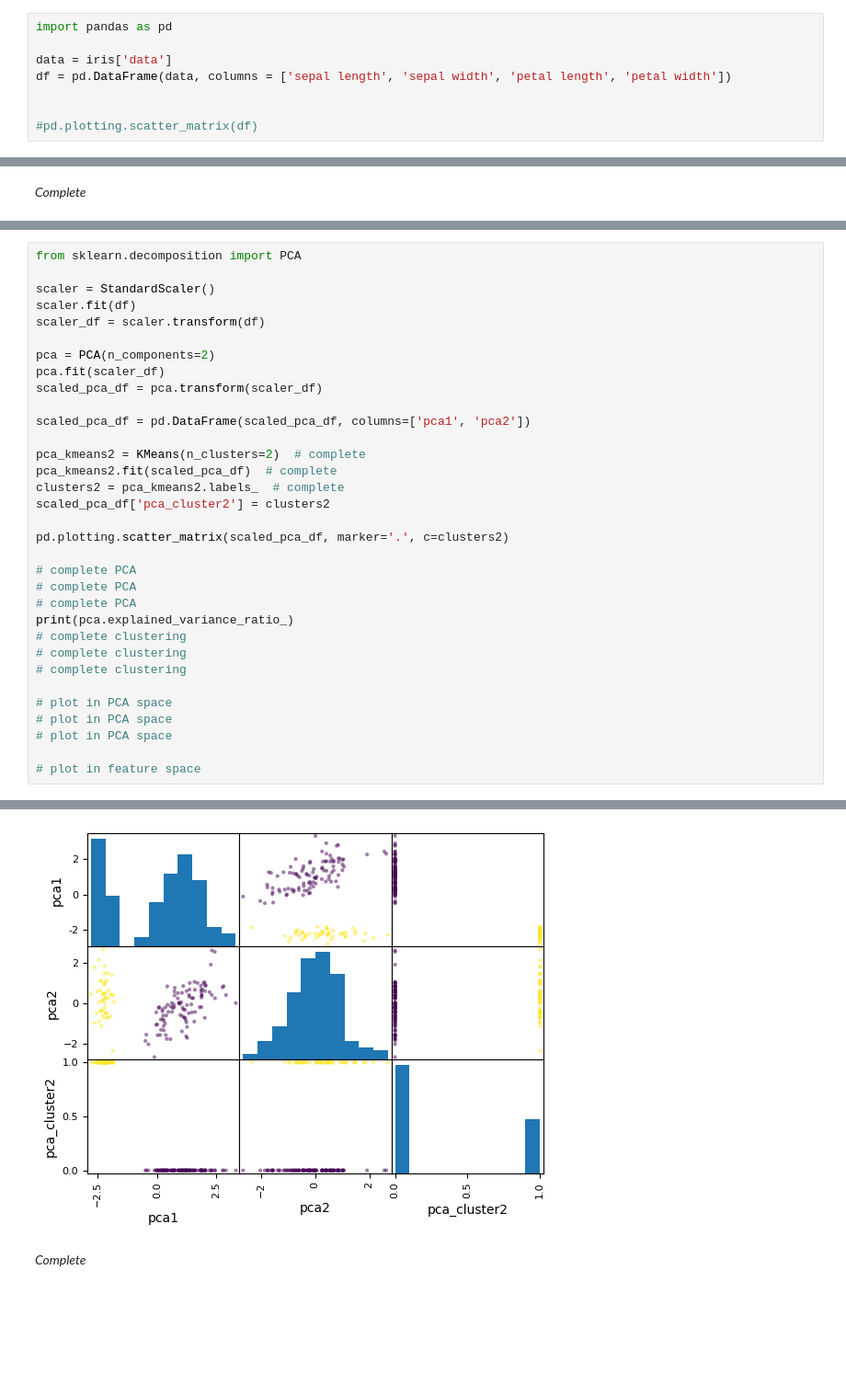
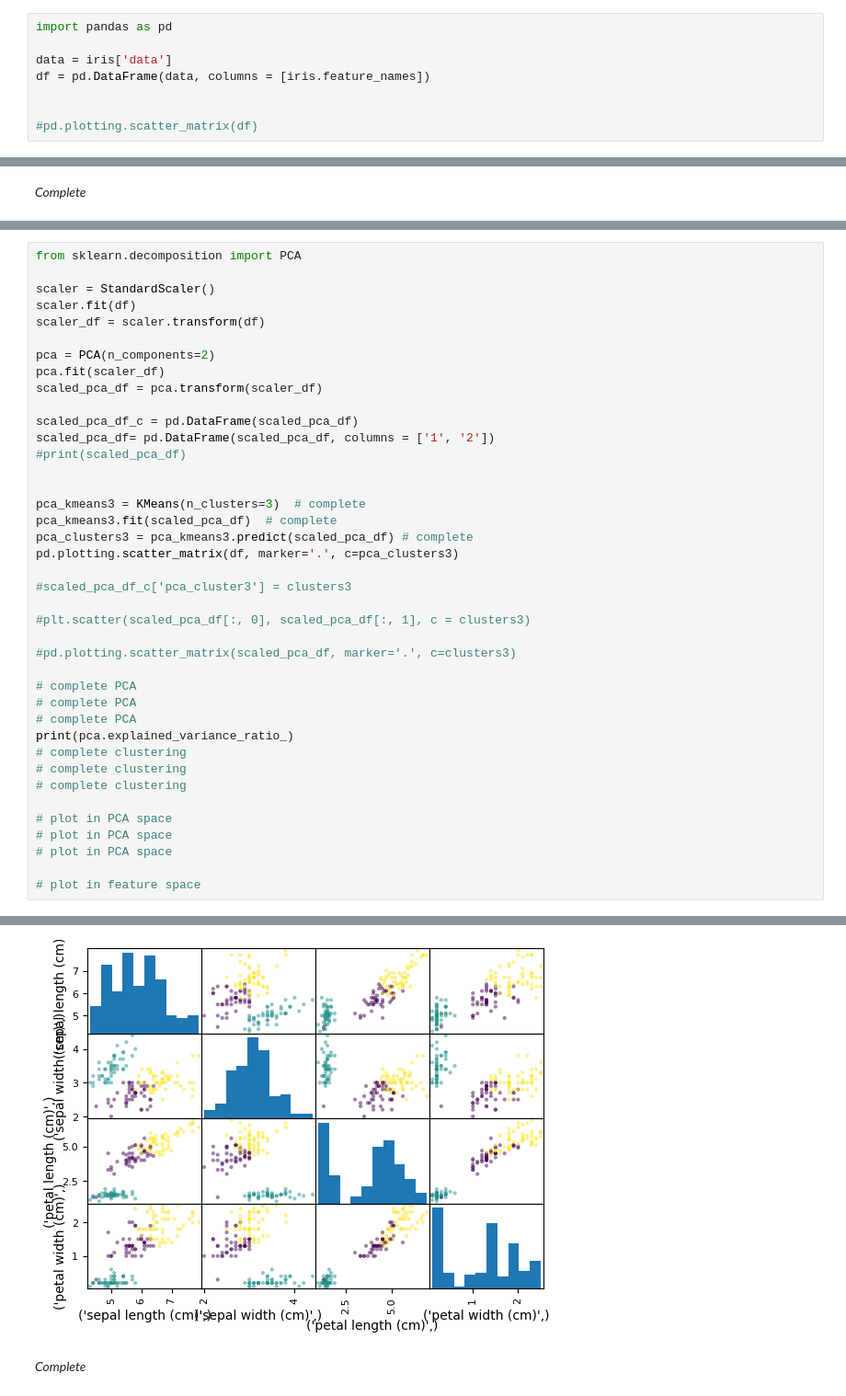
Before and after one commit to ASTR154/clustering, a Jupyter notebook: clustering.ipynb, the cells around one changed output, grey strips where cells are left out. Shown at 92% size. Drawn from its saved outputs; the diff is of its cells as text; blank space fills up the shorter version.

```diff
--- a/clustering.ipynb
+++ b/clustering.ipynb
@@ -23,7 +23,7 @@ data = iris['data']
 import pandas as pd
 
 data = iris['data']
-df = pd.DataFrame(data, columns = ['sepal length', 'sepal width', 'petal length', 'petal width'])
+df = pd.DataFrame(data, columns = [iris.feature_names])
 
 
 #pd.plotting.scatter_matrix(df)
@@ -136,39 +137,46 @@ Plot the results both in the principal component space *and* in the original fea
 # %%
 from sklearn.decomposition import PCA
 
 scaler = StandardScaler()
 scaler.fit(df)
 scaler_df = scaler.transform(df)
 
 pca = PCA(n_components=2)
 pca.fit(scaler_df)
 scaled_pca_df = pca.transform(scaler_df)
 
-scaled_pca_df = pd.DataFrame(scaled_pca_df, columns=['pca1', 'pca2'])
+scaled_pca_df_c = pd.DataFrame(scaled_pca_df)
+scaled_pca_df= pd.DataFrame(scaled_pca_df, columns = ['1', '2'])
+#print(scaled_pca_df)
 
-pca_kmeans2 = KMeans(n_clusters=2)  # complete
-pca_kmeans2.fit(scaled_pca_df)  # complete
-clusters2 = pca_kmeans2.labels_  # complete
-scaled_pca_df['pca_cluster2'] = clusters2
 
-pd.plotting.scatter_matrix(scaled_pca_df, marker='.', c=clusters2)
+pca_kmeans3 = KMeans(n_clusters=3)  # complete
+pca_kmeans3.fit(scaled_pca_df)  # complete
+pca_clusters3 = pca_kmeans3.predict(scaled_pca_df) # complete
+pd.plotting.scatter_matrix(df, marker='.', c=pca_clusters3)
+
+#scaled_pca_df_c['pca_cluster3'] = clusters3
+
+#plt.scatter(scaled_pca_df[:, 0], scaled_pca_df[:, 1], c = clusters3)
+
+#pd.plotting.scatter_matrix(scaled_pca_df, marker='.', c=clusters3)
 
 # complete PCA
 # complete PCA
 # complete PCA
 print(pca.explained_variance_ratio_)
 # complete clustering
 # complete clustering
 # complete clustering
 
 # plot in PCA space
 # plot in PCA space
 # plot in PCA space
 
 # plot in feature space
 # %% [output]
 [0.72962445 0.22850762]
-[figure, old version]
+[figure, new version]
 # %% [markdown]
 *Complete*
 # %% [markdown]
```
Also changed, not shown: parts of 3 cells of this notebook.
